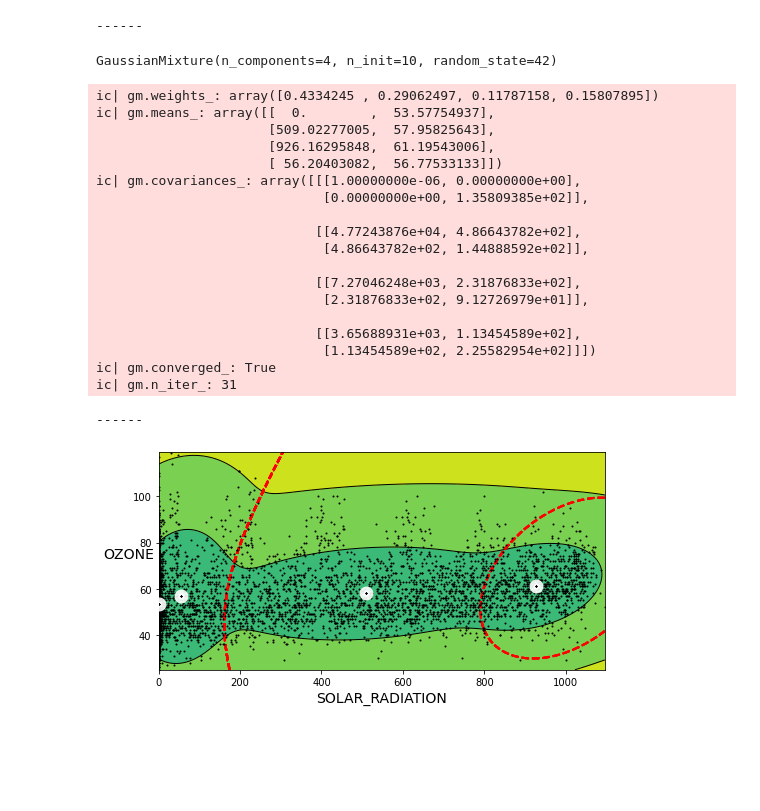
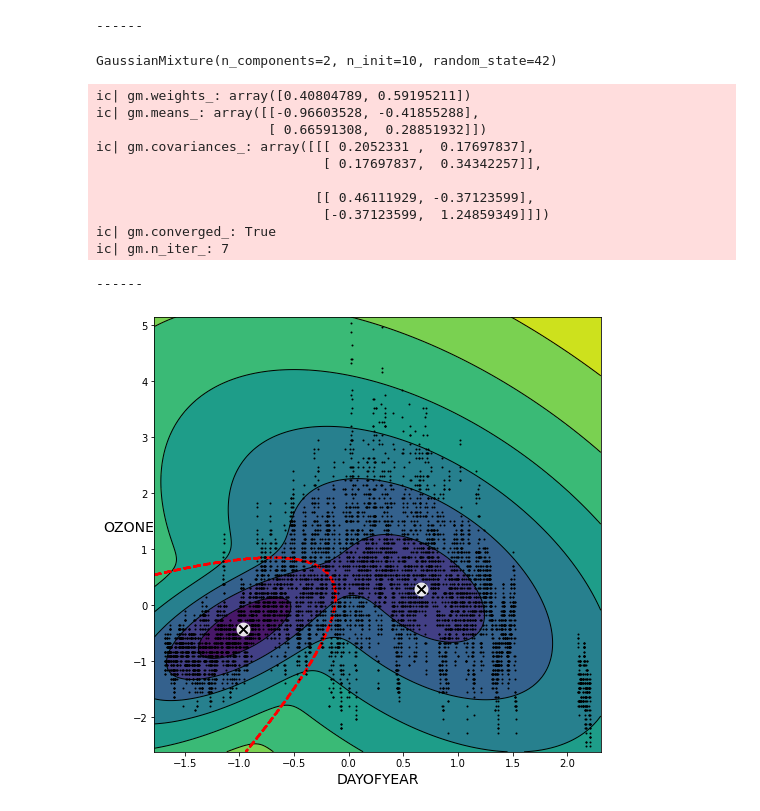
Before and after one commit to eabarnes1010/course_ml_ats, a Jupyter notebook: code/unsupervised_guassianMixture_christman.ipynb, the cells around one changed output. Saved outputs shown, nothing was run; the diff lists cells and outputs as text; code cells hidden in the pictures; blank space fills up the shorter version.

```diff
--- a/code/unsupervised_guassianMixture_christman.ipynb
+++ b/code/unsupervised_guassianMixture_christman.ipynb
@@ -227,19 +213,23 @@ display(data.head())
 | 4 | JOT403 | 2010-01-01 04:00:00 | 3.2000 | 2.5999 | 32.0 | 0.0 | 45.0 | ... |
 # %%
 # Decide what data you want to grab
-Xdata = data[["SOLAR_RADIATION","OZONE"]]   # MODIFY: change the variable names to anything in the dataframe
+Xdata = data[["DAYOFYEAR","OZONE"]]   # MODIFY: change the variable names to anything in the dataframe
 X = Xdata.values
-# X = standardize_cols(X)                   # MODIFY: uncomment to standardize the columns of your data
+X = standardize_cols(X)                   # MODIFY: comment/uncomment to standardize the columns of your data
 ic(X.shape)
 print('------')
 # %% [output]
 ic| X.shape: (7150, 2)
 ------
 # %%
-gm = GaussianMixture(n_components=4, n_init=10, random_state=42)   #MODIFY: change the parameters of the Gaussian Mixture model
+gm = GaussianMixture(n_components=2,              # MODIFY: change the parameters of the Gaussian Mixture model
+                     n_init=10,
+                     random_state=42,
+                     covariance_type = "full",    # MODIFY: ["spherical", "diag", "tied", "full"]
+                    )
 gm.fit(X)
 # %% [output]
-GaussianMixture(n_components=4, n_init=10, random_state=42)
+GaussianMixture(n_components=2, n_init=10, random_state=42)
 # %%
 ic(gm.weights_)
 ic(gm.means_)
@@ -248,30 +238,22 @@ ic(gm.converged_)
 ic(gm.n_iter_)
 print('------')
 # %% [output]
-ic| gm.weights_: array([0.4334245 , 0.29062497, 0.11787158, 0.15807895])
-ic| gm.means_: array([[  0.        ,  53.57754937],
-                      [509.02277005,  57.95825643],
-                      [926.16295848,  61.19543006],
-                      [ 56.20403082,  56.77533133]])
-ic| gm.covariances_: array([[[1.00000000e-06, 0.00000000e+00],
-                             [0.00000000e+00, 1.35809385e+02]],
+ic| gm.weights_: array([0.40804789, 0.59195211])
+ic| gm.means_: array([[-0.96603528, -0.41855288],
+                      [ 0.66591308,  0.28851932]])
+ic| gm.covariances_: array([[[ 0.2052331 ,  0.17697837],
+                             [ 0.17697837,  0.34342257]],
 
-                            [[4.77243876e+04, 4.86643782e+02],
-                             [4.86643782e+02, 1.44888592e+02]],
-
-                            [[7.27046248e+03, 2.31876833e+02],
-                             [2.31876833e+02, 9.12726979e+01]],
-
-                            [[3.65688931e+03, 1.13454589e+02],
-                             [1.13454589e+02, 2.25582954e+02]]])
+                            [[ 0.46111929, -0.37123599],
+                             [-0.37123599,  1.24859349]]])
 ic| gm.converged_: True
-ic| gm.n_iter_: 31
+ic| gm.n_iter_: 7
 ------
 # %%
-plt.figure(figsize=(8, 4))
+plt.figure(figsize=(8, 8))
 plot_gaussian_mixture(gm, X)
 plt.xlabel(Xdata.columns[0])
 plt.ylabel(Xdata.columns[1])
 plt.show()
 # %% [output]
-[figure, old version]
+[figure, new version]
```
Also changed, not shown: parts of 7 cells of this notebook.
